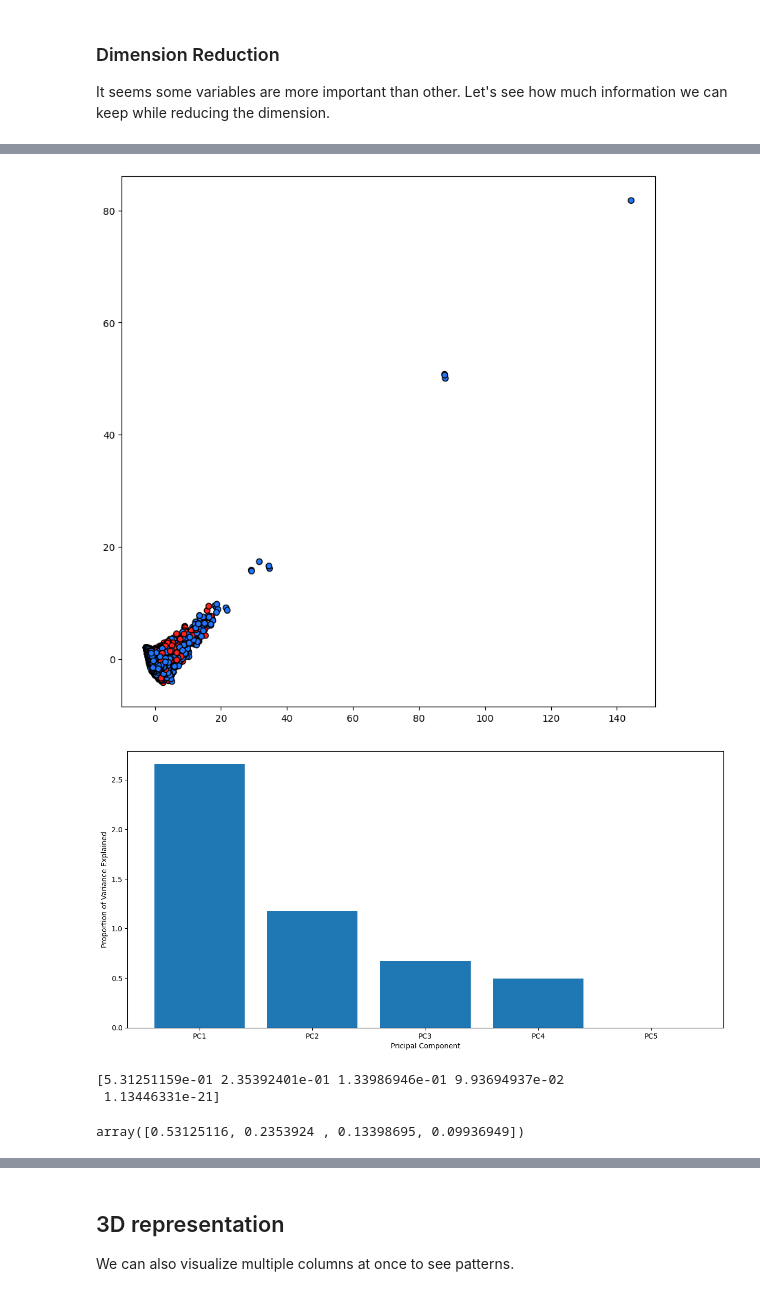
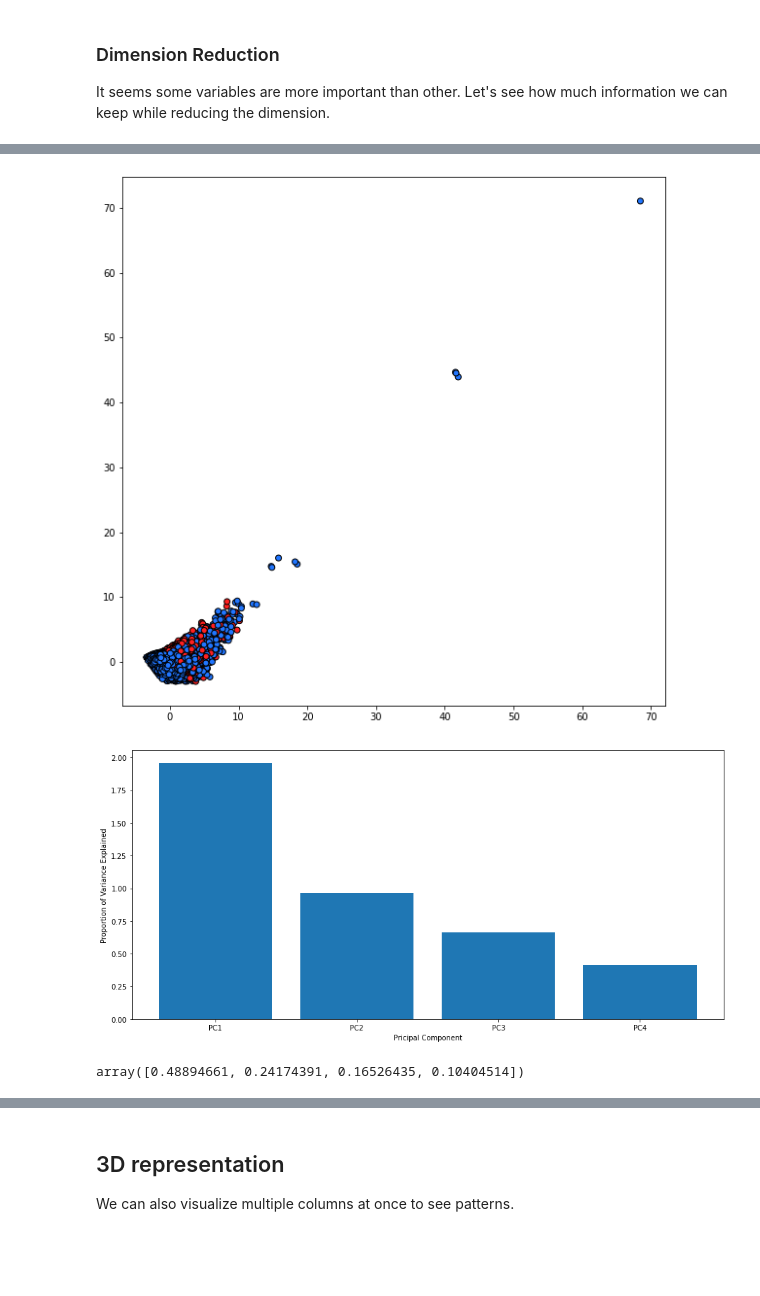
Before and after one commit to Sefray/ptml_project, a Jupyter notebook: nasa-ptml.ipynb, the cells around one changed output, grey strips where cells are left out. Cells and saved outputs as stored; diff of their text form; code cells hidden in the pictures; blank space fills up the shorter version.

```diff
--- a/nasa-ptml.ipynb
+++ b/nasa-ptml.ipynb
@@ -217,4 +259,15 @@ It seems some variables are more important than other. Let's see how much inform
 # %%
+X = df[
+    [
+        "est_diameter_max",
+        "relative_velocity",
+        "miss_distance",
+        "absolute_magnitude",
+    ]
+]
+y = df["hazardous"]
+
+
 # Scale the X
 scaler = StandardScaler()
 scaler.fit(X)
@@ -235,27 +288,22 @@ plt.scatter(pc1, pc2, c=colour, edgecolors="#000000")
 plt.show()
 pass
 # %% [output]
-[figure, old version]
+[figure, new version]
 # %%
-labels = ["PC1", "PC2", "PC3", "PC4", "PC5"]
+labels = ["PC1", "PC2", "PC3", "PC4"]
 
 plt.figure(figsize=(15, 7))
 plt.bar(labels, pca.explained_variance_)
 plt.xlabel("Pricipal Component")
 plt.ylabel("Proportion of Variance Explained")
 plt.show()
 pass
 # %% [output]
-[figure, old version]
+[figure, new version]
 # %%
-print(pca.explained_variance_ratio_)
+pca.explained_variance_ratio_
 # %% [output]
-[5.31251159e-01 2.35392401e-01 1.33986946e-01 9.93694937e-02
- 1.13446331e-21]
+array([0.48894661, 0.24174391, 0.16526435, 0.10404514])
-# %%
-pca.explained_variance_ratio_[:4]
-# %% [output]
-array([0.53125116, 0.2353924 , 0.13398695, 0.09936949])
 # %%
 for i in range(len(pca.explained_variance_ratio_)):
 	ratio = pca.explained_variance_ratio_[:i+1].sum() /pca.explained_variance_ratio_.sum() * 100
```
Also changed, not shown: parts of 21 cells of this notebook.
